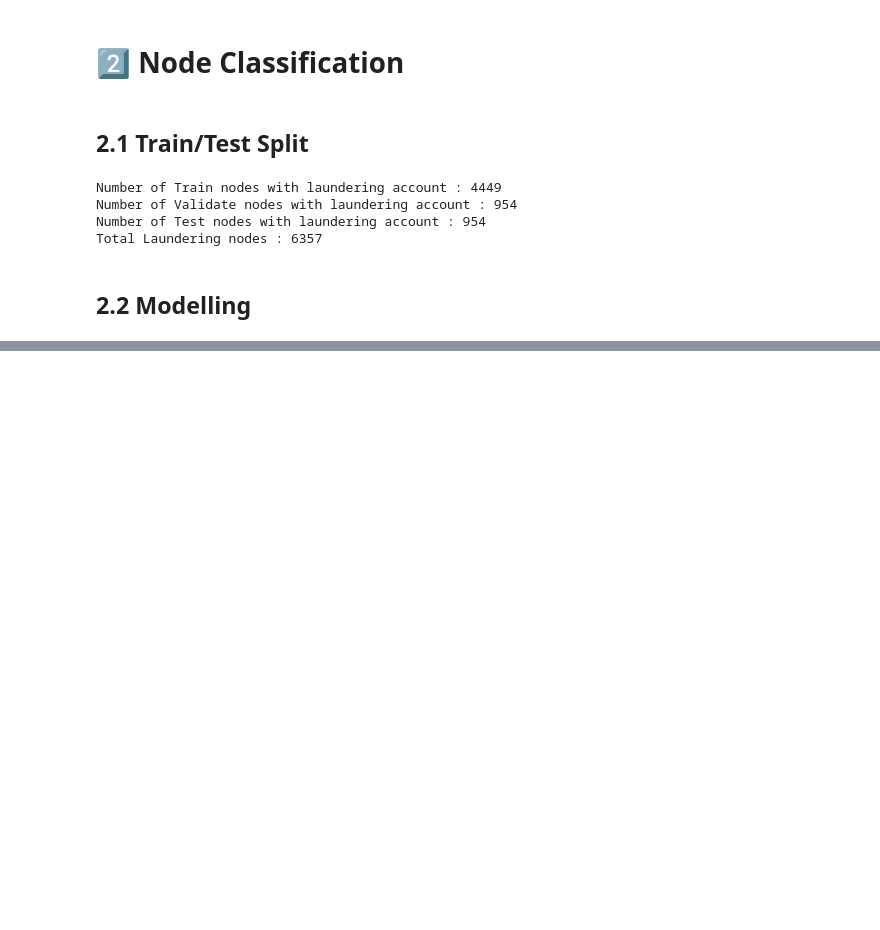
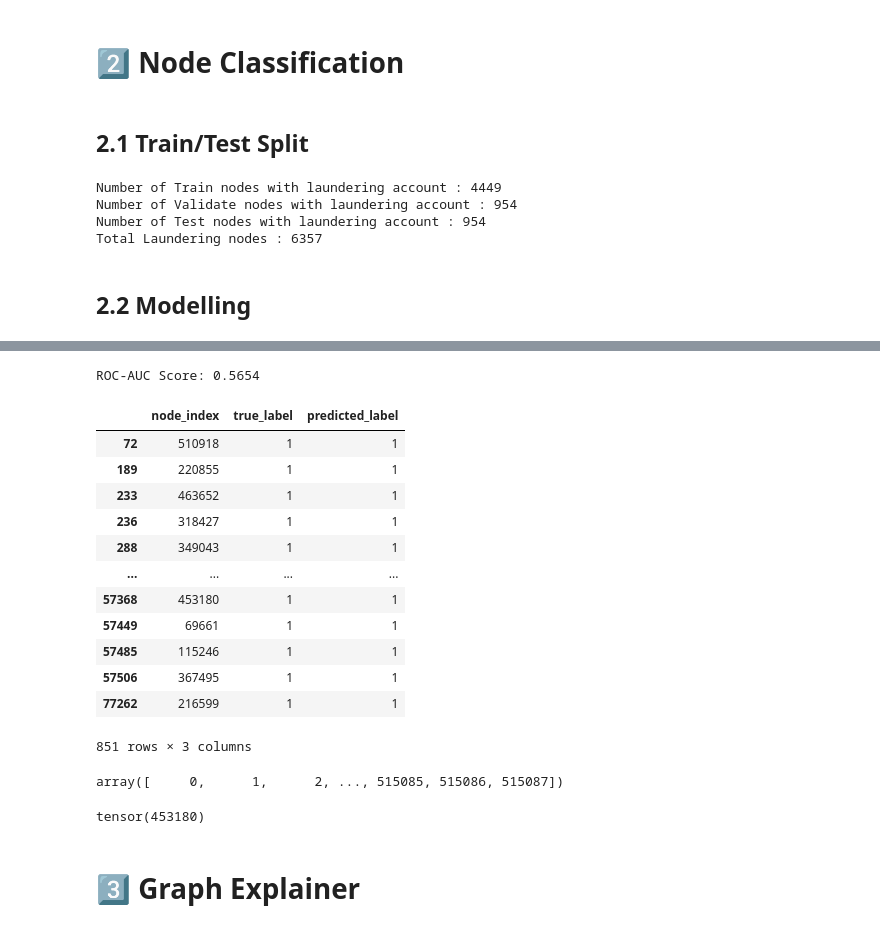
Before and after one commit to euph00/AML-GNN-project, a Jupyter notebook: supervised_graph_src/graph_node_classification.ipynb, the cells around one changed output, grey strips where cells are left out. Cells and saved outputs as stored; diff of their text form; code cells hidden in the pictures; blank space fills up the shorter version.

Commit message:
gnnExplainer

```diff
--- a/supervised_graph_src/graph_node_classification.ipynb
+++ b/supervised_graph_src/graph_node_classification.ipynb
@@ -180,6 +188,7 @@ pwd
 # %%
 try:
     ##--Load Graphs--##
+    print(dd)
     print("\nLoading saved graph...")
     (g,), _ = dgl.load_graphs("../00_data/trasaction_graph.dgl")
 except:
@@ -192,6 +201,7 @@ except:
     )
     ##--Assign Node Features & Label--##
     g.ndata["X"] = torch.from_numpy(node_features.to_numpy(dtype='float32'))
+    g.ndata["node_id"] = torch.from_numpy(node_label_df['label'].to_numpy(dtype='int64'))
     g.ndata['y'] = torch.from_numpy(
         node_label_df['is_laundering'].to_numpy() ).to(torch.int64)
 
@@ -391,0 +404,43 @@ F1-score:  0.0406
+# %%
+##--Calculate ROC-AUC Score--##
+from sklearn.metrics import roc_auc_score
+y_true = g.ndata['y'][test_mask].cpu().numpy()
+y_scores = (all_preds).numpy()
+roc_auc = roc_auc_score(y_true, y_scores)  # Assuming class 1 is the positive class
+print(f"ROC-AUC Score: {roc_auc:.4f}")
+# %% [output]
+ROC-AUC Score: 0.5654
+# %%
+
+
+test_df = pd.DataFrame()
+test_df['node_index'] = idx_te
+test_df['true_label'] = y_true
+test_df['predicted_label'] = y_scores
+test_df.head()
+
+test_df[(test_df['predicted_label']==1 )& (test_df['true_label']==1)]
+# %% [output]
+|  | node_index | true_label | predicted_label |
+| 72 | 510918 | 1 | 1 |
+| 189 | 220855 | 1 | 1 |
+| 233 | 463652 | 1 | 1 |
+| 236 | 318427 | 1 | 1 |
+| 288 | 349043 | 1 | 1 |
+| ... | ... | ... | ... |
+| 57368 | 453180 | 1 | 1 |
+| 57449 | 69661 | 1 | 1 |
+| 57485 | 115246 | 1 | 1 |
+| 57506 | 367495 | 1 | 1 |
+| 77262 | 216599 | 1 | 1 |
+851 rows × 3 columns
+# %%
+np.arange(g.num_nodes())
+# %% [output]
+array([     0,      1,      2, ..., 515085, 515086, 515087])
+# %%
+g.ndata['node_id'][453180]
+# %% [output]
+tensor(453180)
+# %% [markdown]
+# 3️⃣ Graph Explainer
```
Also changed, not shown: parts of 18 cells of this notebook.
